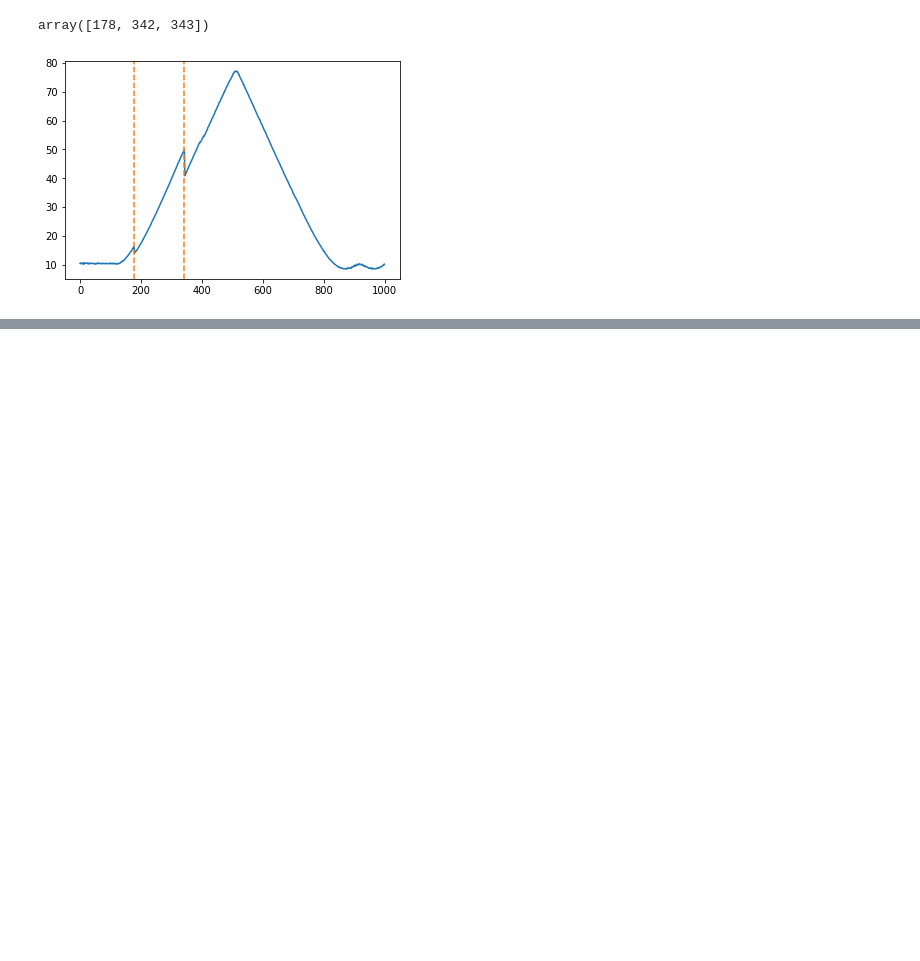
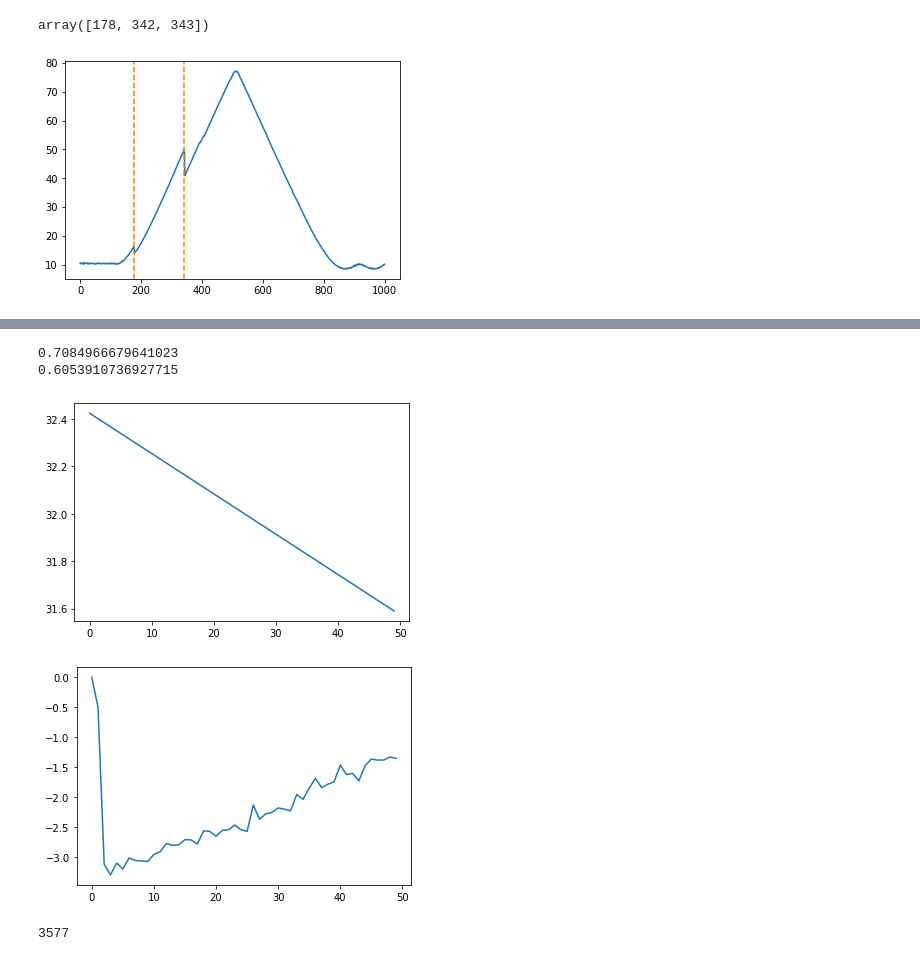
Before and after one commit to kaveeken/tweezers, a Jupyter notebook: scratchbook.ipynb, the cells around one changed output, grey strips where cells are left out. Saved outputs shown, nothing was run; the diff lists cells and outputs as text; code cells hidden in the pictures; blank space fills up the shorter version.

```diff
--- a/scratchbook.ipynb
+++ b/scratchbook.ipynb
@@ -106,0 +115,25 @@ d
+# %%
+f = fdc.f.data
+STEP_SIZE = 50
+max_index = np.argmax(f)
+n = len(f)
+rightleast = max_index
+rightmost = max_index + STEP_SIZE
+window = f[rightleast:rightmost]
+x = np.arange(len(window))
+slope = -1 * f[rightleast] / (n - rightleast)
+line = x * slope + f[rightleast]
+plt.plot(line)
+plt.figure()
+plt.plot(window - line)
+print(np.std(window - line))
+print(np.std(window))
+# %% [output]
+0.7084966679641023
+0.6053910736927715
+[figure, added]
+[figure, added]
+# %%
+len(f)
+# %% [output]
+3577
```
Also changed, not shown: parts of 6 cells of this notebook, 5 other files.
